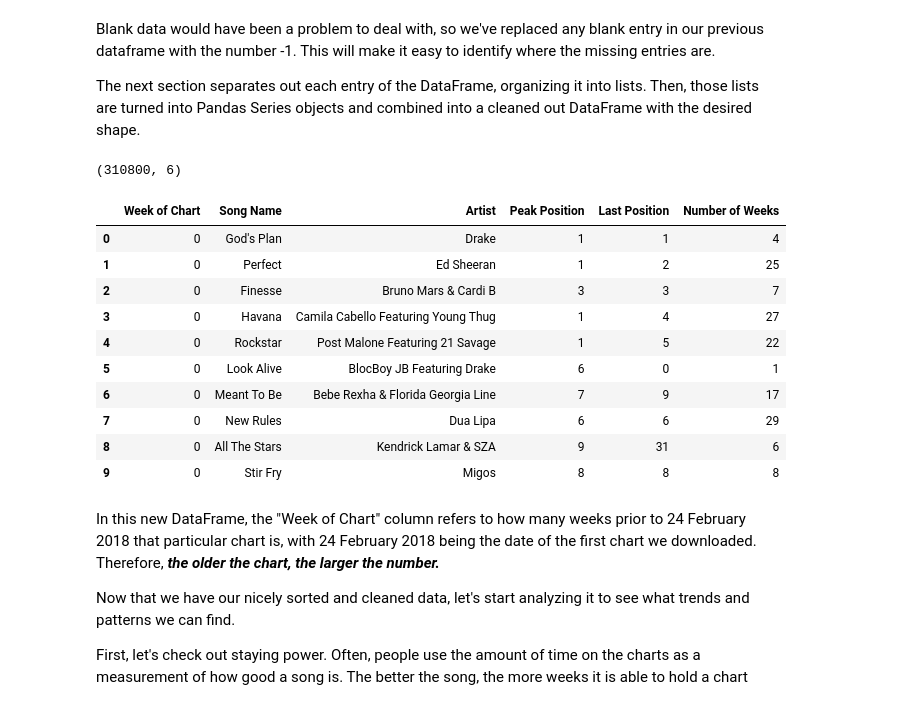
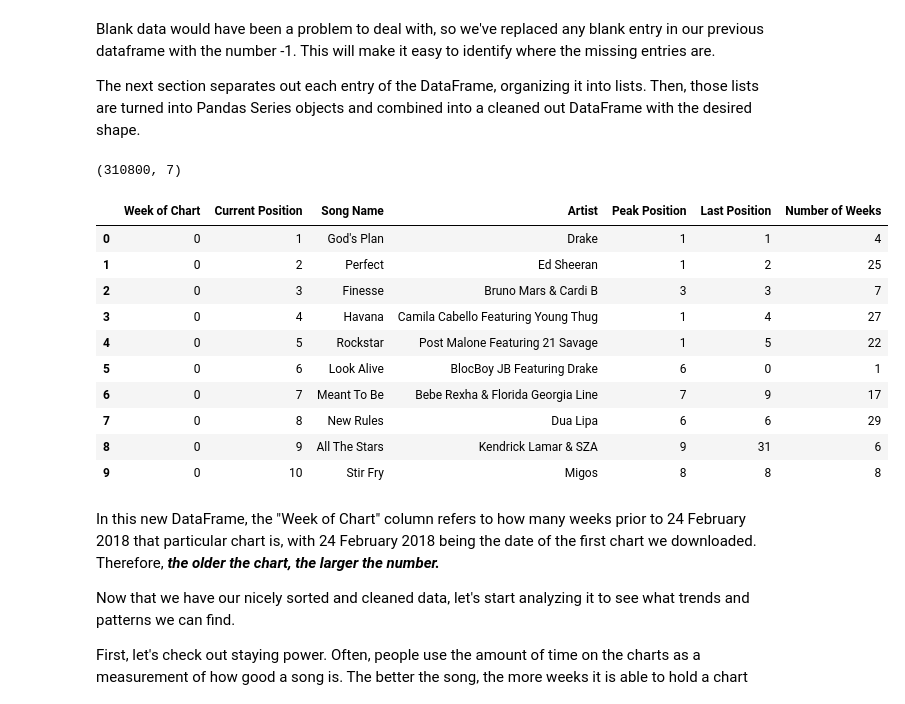
Before and after one commit to alexabawi/Music-and-Data, a Jupyter notebook: FinalProject.ipynb, the cells around one changed output. Saved outputs shown, nothing was run; the diff lists cells and outputs as text; code cells hidden in the pictures.

```diff
--- a/FinalProject.ipynb
+++ b/FinalProject.ipynb
@@ -53,9 +55,13 @@ To do this, we'll want to change the columns to represent a specific attribute o
 # Save the current chart week numbers in a list for restoration later
 
 SongWeeks = []
+curr_pos = []
 for num in range(len(sort_mod_df)):
 
     SongWeeks.append(num)
+
+for num in range(1, 101):
+    curr_pos.append(num)
 # %%
 # Let's now see how many entries are blank in our data
 n_nan = sort_mod_df.isnull().sum()
@@ -123,45 +129,48 @@ except(NameError):
 
 # Now, let's build a nicely cleaned dataframe
 
 # Use a list comprehension to extend out our SongWeeks list
 new_SongWeeks = [item for item in SongWeeks for i in range(100)]
 
+new_currPos = [num for i in range(len(SongWeeks)) for num in curr_pos]
 # Make our empty DataFrame
 sep_df = pd.DataFrame()
 
 # Make each list into a series
 col0 = pd.Series(data=new_SongWeeks)
 col1 = pd.Series(data=SongName)
 col2 = pd.Series(data=Artist)
 col3 = pd.Series(data=PeakPos)
 col4 = pd.Series(data=LastPos)
 col5 = pd.Series(data=NumWeeks)
+col6 = pd.Series(data=new_currPos)
 
 # Add each series to the DataFrame
 sep_df['Week of Chart'] = col0.values
+sep_df['Current Position'] = col6.values
 sep_df['Song Name'] = col1.values
 sep_df['Artist'] = col2.values
 sep_df['Peak Position'] = col3.values
 sep_df['Last Position'] = col4.values
 sep_df['Number of Weeks'] = col5.values
 
 
 # Examine our new DataFrame
 print(sep_df.shape)
 sep_df.head(10)
 # %% [output]
-(310800, 6)
+(310800, 7)
-|  | Week of Chart | Song Name | Artist | Peak Position | Last Position | Number of Weeks |
-| 0 | 0 | God's Plan | Drake | 1 | 1 | 4 |
-| 1 | 0 | Perfect | Ed Sheeran | 1 | 2 | 25 |
-| 2 | 0 | Finesse | Bruno Mars & Cardi B | 3 | 3 | 7 |
-| 3 | 0 | Havana | Camila Cabello Featuring Young Thug | 1 | 4 | 27 |
-| 4 | 0 | Rockstar | Post Malone Featuring 21 Savage | 1 | 5 | 22 |
-| 5 | 0 | Look Alive | BlocBoy JB Featuring Drake | 6 | 0 | 1 |
-| 6 | 0 | Meant To Be | Bebe Rexha & Florida Georgia Line | 7 | 9 | 17 |
-| 7 | 0 | New Rules | Dua Lipa | 6 | 6 | 29 |
-| 8 | 0 | All The Stars | Kendrick Lamar & SZA | 9 | 31 | 6 |
-| 9 | 0 | Stir Fry | Migos | 8 | 8 | 8 |
+|  | Week of Chart | Current Position | Song Name | Artist | Peak Position | Last Position | Number of Weeks |
+| 0 | 0 | 1 | God's Plan | Drake | 1 | 1 | 4 |
+| 1 | 0 | 2 | Perfect | Ed Sheeran | 1 | 2 | 25 |
+| 2 | 0 | 3 | Finesse | Bruno Mars & Cardi B | 3 | 3 | 7 |
+| 3 | 0 | 4 | Havana | Camila Cabello Featuring Young Thug | 1 | 4 | 27 |
+| 4 | 0 | 5 | Rockstar | Post Malone Featuring 21 Savage | 1 | 5 | 22 |
+| 5 | 0 | 6 | Look Alive | BlocBoy JB Featuring Drake | 6 | 0 | 1 |
+| 6 | 0 | 7 | Meant To Be | Bebe Rexha & Florida Georgia Line | 7 | 9 | 17 |
+| 7 | 0 | 8 | New Rules | Dua Lipa | 6 | 6 | 29 |
+| 8 | 0 | 9 | All The Stars | Kendrick Lamar & SZA | 9 | 31 | 6 |
+| 9 | 0 | 10 | Stir Fry | Migos | 8 | 8 | 8 |
 # %% [markdown]
 In this new DataFrame, the "Week of Chart" column refers to how many weeks prior to 24 February 2018 that particular chart is, with 24 February 2018 being the date of the first chart we downloaded. Therefore, ***the older the chart, the larger the number.***
 
```
Also changed, not shown: parts of 9 cells of this notebook.
